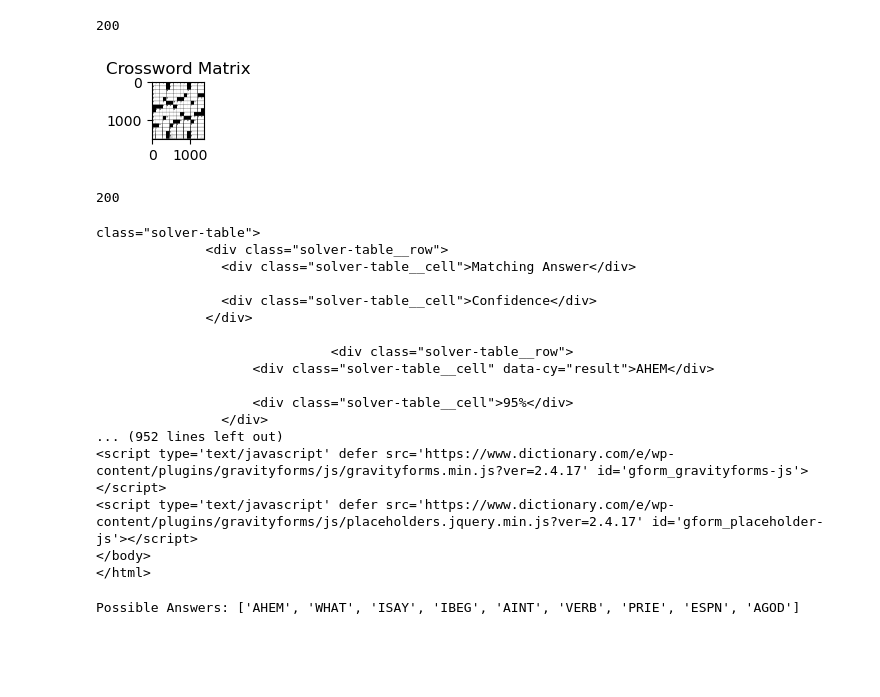
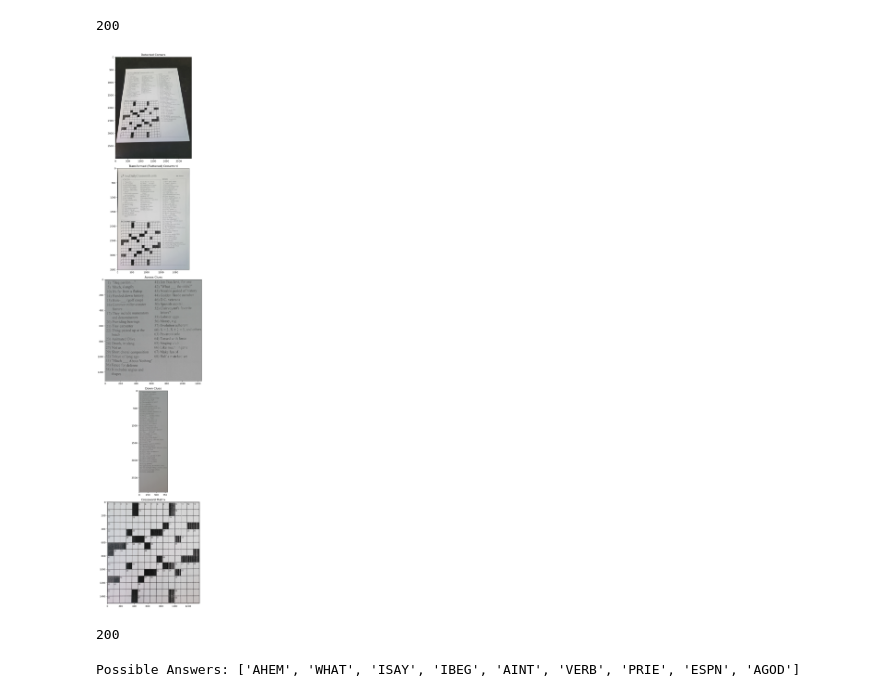
Before and after one commit to MalihaT111/Crossword-Solver, a Jupyter notebook: FeatureTesting.ipynb, the cells around one changed output. Saved outputs shown, nothing was run; the diff lists cells and outputs as text; code cells hidden in the pictures; blank space fills up the shorter version.

Commit message:
Feature: Incorporated box3 crossword extraction

```diff
--- a/FeatureTesting.ipynb
+++ b/FeatureTesting.ipynb
@@ -116,54 +116,54 @@ if res.status_code == 200:
     # box3_2d_matrix_hex = response_data['box3_2d_matrix']
 
     # Convert hex to bytes
     original_image_bytes = bytes.fromhex(original_image_hex)
     transformed_image_bytes = bytes.fromhex(transformed_image_hex)
     box1_across_bytes = bytes.fromhex(box1_across_hex)
     box2_down_bytes = bytes.fromhex(box2_down_hex)
     box3_matrix_bytes = bytes.fromhex(box3_matrix_hex)
     # box3_2d_matrix_bytes = bytes.fromhex(box3_2d_matrix_hex)
 
-    # # Create a larger figure
-    # plt.figure(figsize=(30, 20))  # Adjust the figure size as needed
+    # Create a larger figure
+    plt.figure(figsize=(60, 40))  # Adjust the figure size as needed
 
-    # # Display original image
-    # original_image = plt.imread(io.BytesIO(original_image_bytes), format='png')
-    # plt.subplot(511), plt.imshow(original_image)
-    # plt.title('Detected Corners')
+    # Display original image
+    original_image = plt.imread(io.BytesIO(original_image_bytes), format='png')
+    plt.subplot(611), plt.imshow(original_image)
+    plt.title('Detected Corners')
 
-    # # Display transformed image
-    # transformed_image = plt.imread(io.BytesIO(transformed_image_bytes), format='png')
-    # plt.subplot(512), plt.imshow(transformed_image)
-    # plt.title('Transformed (Flattened) Crossword')
+    # Display transformed image
+    transformed_image = plt.imread(io.BytesIO(transformed_image_bytes), format='png')
+    plt.subplot(612), plt.imshow(transformed_image)
+    plt.title('Transformed (Flattened) Crossword')
 
-    # # Display transformed image
-    # box1_across_image = plt.imread(io.BytesIO(box1_across_bytes), format='png')
-    # plt.subplot(513), plt.imshow(box1_across_image)
-    # plt.title('Across Clues')
+    # Display transformed image
+    box1_across_image = plt.imread(io.BytesIO(box1_across_bytes), format='png')
+    plt.subplot(613), plt.imshow(box1_across_image)
+    plt.title('Across Clues')
 
-    # # Display transformed image
-    # box2_down_image = plt.imread(io.BytesIO(box2_down_bytes), format='png')
-    # plt.subplot(514), plt.imshow(box2_down_image)
-    # plt.title('Down Clues')
+    # Display transformed image
+    box2_down_image = plt.imread(io.BytesIO(box2_down_bytes), format='png')
+    plt.subplot(614), plt.imshow(box2_down_image)
+    plt.title('Down Clues')
 
     # Display transformed image
     box3_matrix_image = plt.imread(io.BytesIO(box3_matrix_bytes), format='png')
-    plt.subplot(111), plt.imshow(box3_matrix_image, cmap='gray')
+    plt.subplot(615), plt.imshow(box3_matrix_image, cmap='gray')
     plt.title('Crossword Matrix')
 
     # # Display transformed image
     # box3_2d_matrix_image = plt.imread(io.BytesIO(box3_2d_matrix_bytes), format='png')
-    # plt.subplot(515), plt.imshow(box3_matrix_image, cmap='gray')
+    # plt.subplot(616), plt.imshow(box3_matrix_image, cmap='gray')
     # plt.title('Crossword Matrix')
 
     plt.tight_layout()  # Adjust spacing between subplots
     plt.show()
     print(res.status_code)
 else:
     if res.status_code != 200:
         print(f"Error: {res.status_code} - {res.text}")
 # %% [output]
-[figure, old version]
+[figure, new version]
 200
 # %%
 
@@ -177,7 +177,7 @@ url = "https://www.dictionary.com/e/crosswordsolver/"
 
 # Website result request modification per clue based on result length expectation from matrix
 # Currently an example
-url = url+ "Beg-pardon-.../"
+url = url+ "/"
 
 parameters = {
     "p" : "????",
@@ -191,24 +191,6 @@ pos= res.text.find('class="solver-table"')
 
 # We will need to extract the results from this for answers
 print(res.text[pos:])
-# %% [output]
-class="solver-table">
-              <div class="solver-table__row">
-                <div class="solver-table__cell">Matching Answer</div>
-
-                <div class="solver-table__cell">Confidence</div>
-              </div>
-
-                              <div class="solver-table__row">
-                    <div class="solver-table__cell" data-cy="result">AHEM</div>
-
-                    <div class="solver-table__cell">95%</div>
-                </div>
-... (952 lines left out)
-<script type='text/javascript' defer src='https://www.dictionary.com/e/wp-content/plugins/gravityforms/js/gravityforms.min.js?ver=2.4.17' id='gform_gravityforms-js'></script>
-<script type='text/javascript' defer src='https://www.dictionary.com/e/wp-content/plugins/gravityforms/js/placeholders.jquery.min.js?ver=2.4.17' id='gform_placeholder-js'></script>
-</body>
-</html>
 # %%
 import requests
 import urllib
```
Also changed, not shown: 9 other files.
